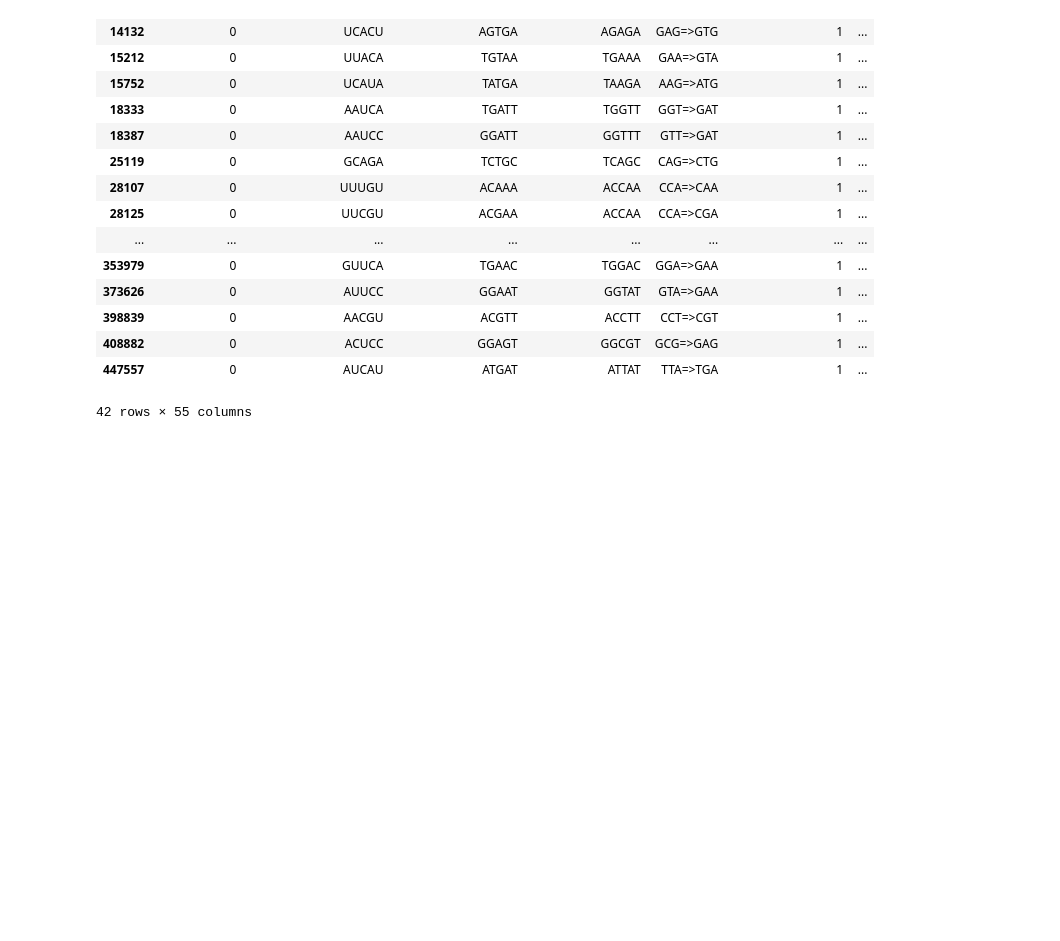
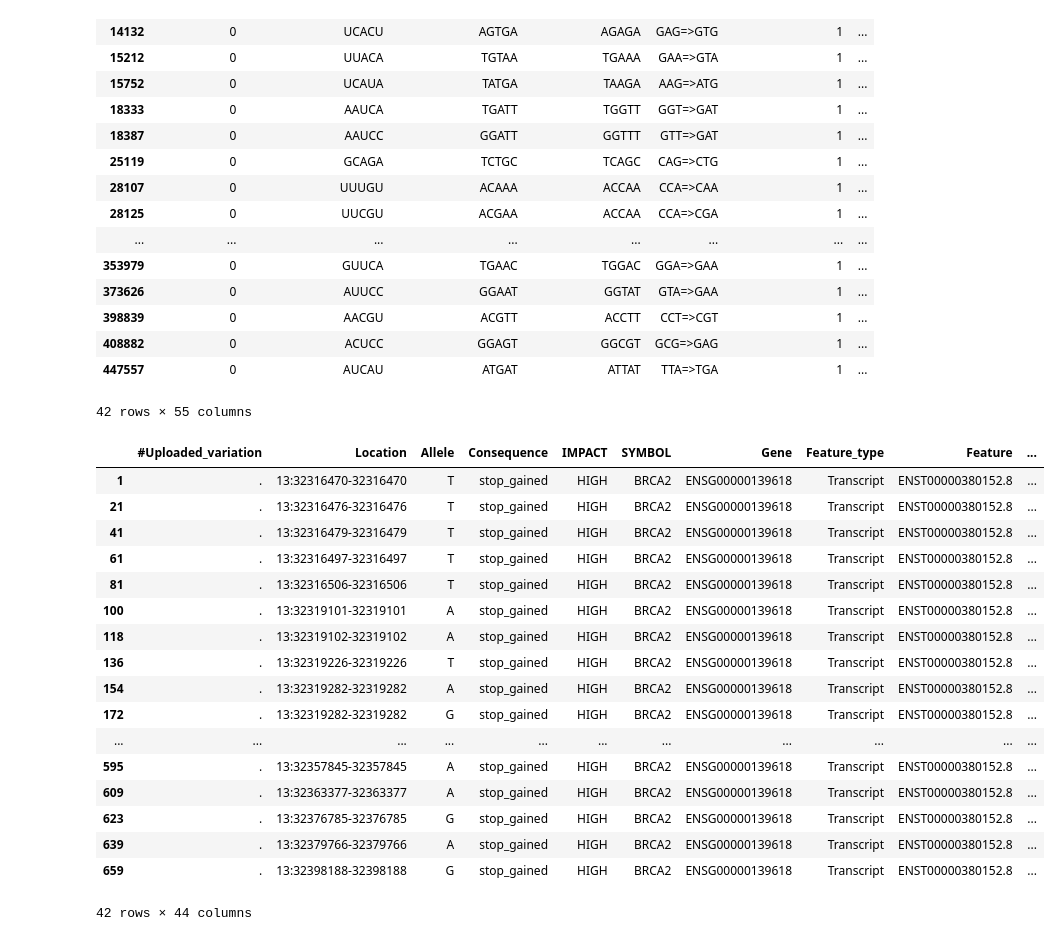
Before and after one commit to AvyukthN/UPenn-GaoLab, a Jupyter notebook: Results.ipynb, the cells around one changed output. Cells and saved outputs as stored; diff of their text form; code cells hidden in the pictures; blank space fills up the shorter version.

Commit message:
pushing VEP annotation files to github

```diff
--- a/Results.ipynb
+++ b/Results.ipynb
@@ -432,3 +432,29 @@ for loc, trimer, alt in zip(stopg_set["Location"], stopg_set["Trimer"], stopg_se
 
 with open(f"{folder}/BRCA2_special_cases-stop_gained.vcf", 'w') as f:
     f.write(vcf_header + rows)
+# %%
+sg_annot = pd.read_csv("./data/stop_gained-investigation/VEP_results/stop_gained-results.tsv", sep="\t")
+sg_annot = sg_annot[sg_annot["SYMBOL"] == gene]
+sg_annot = sg_annot[sg_annot["CANONICAL"] == "YES"]
+
+sg_annot.to_csv("./sg_investigation.tsv", sep="\t")
+sg_annot
+# %% [output]
+|  | #Uploaded_variation | Location | Allele | Consequence | IMPACT | SYMBOL | Gene | Feature_type | Feature | ... |
+| 1 | . | 13:32316470-32316470 | T | stop_gained | HIGH | BRCA2 | ENSG00000139618 | Transcript | ENST00000380152.8 | ... |
+| 21 | . | 13:32316476-32316476 | T | stop_gained | HIGH | BRCA2 | ENSG00000139618 | Transcript | ENST00000380152.8 | ... |
+| 41 | . | 13:32316479-32316479 | T | stop_gained | HIGH | BRCA2 | ENSG00000139618 | Transcript | ENST00000380152.8 | ... |
+| 61 | . | 13:32316497-32316497 | T | stop_gained | HIGH | BRCA2 | ENSG00000139618 | Transcript | ENST00000380152.8 | ... |
+| 81 | . | 13:32316506-32316506 | T | stop_gained | HIGH | BRCA2 | ENSG00000139618 | Transcript | ENST00000380152.8 | ... |
+| 100 | . | 13:32319101-32319101 | A | stop_gained | HIGH | BRCA2 | ENSG00000139618 | Transcript | ENST00000380152.8 | ... |
+| 118 | . | 13:32319102-32319102 | A | stop_gained | HIGH | BRCA2 | ENSG00000139618 | Transcript | ENST00000380152.8 | ... |
+| 136 | . | 13:32319226-32319226 | T | stop_gained | HIGH | BRCA2 | ENSG00000139618 | Transcript | ENST00000380152.8 | ... |
+| 154 | . | 13:32319282-32319282 | A | stop_gained | HIGH | BRCA2 | ENSG00000139618 | Transcript | ENST00000380152.8 | ... |
+| 172 | . | 13:32319282-32319282 | G | stop_gained | HIGH | BRCA2 | ENSG00000139618 | Transcript | ENST00000380152.8 | ... |
+| ... | ... | ... | ... | ... | ... | ... | ... | ... | ... | ... |
+| 595 | . | 13:32357845-32357845 | A | stop_gained | HIGH | BRCA2 | ENSG00000139618 | Transcript | ENST00000380152.8 | ... |
+| 609 | . | 13:32363377-32363377 | A | stop_gained | HIGH | BRCA2 | ENSG00000139618 | Transcript | ENST00000380152.8 | ... |
+| 623 | . | 13:32376785-32376785 | G | stop_gained | HIGH | BRCA2 | ENSG00000139618 | Transcript | ENST00000380152.8 | ... |
+| 639 | . | 13:32379766-32379766 | A | stop_gained | HIGH | BRCA2 | ENSG00000139618 | Transcript | ENST00000380152.8 | ... |
+| 659 | . | 13:32398188-32398188 | G | stop_gained | HIGH | BRCA2 | ENSG00000139618 | Transcript | ENST00000380152.8 | ... |
+42 rows × 44 columns
```
Also changed, not shown: 1 other file.
